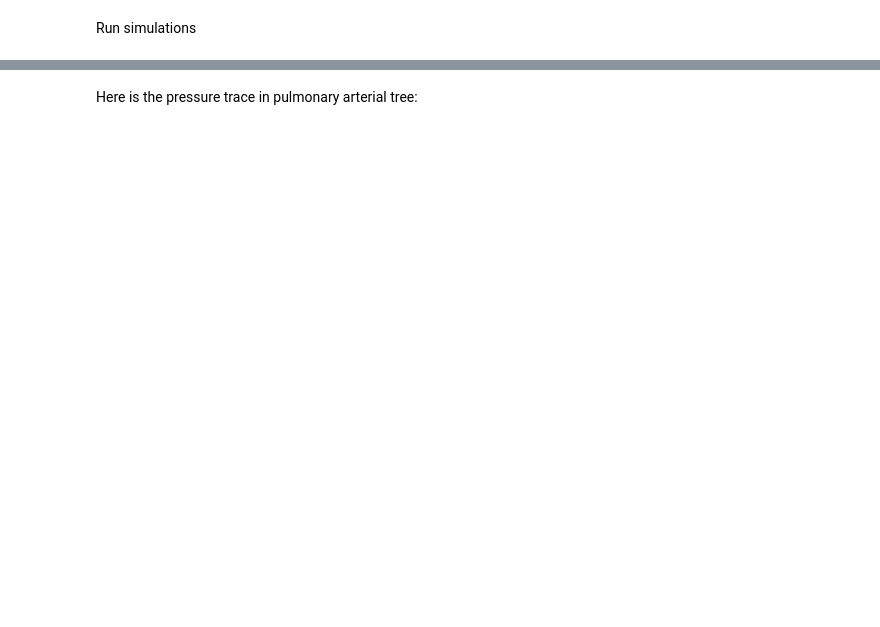
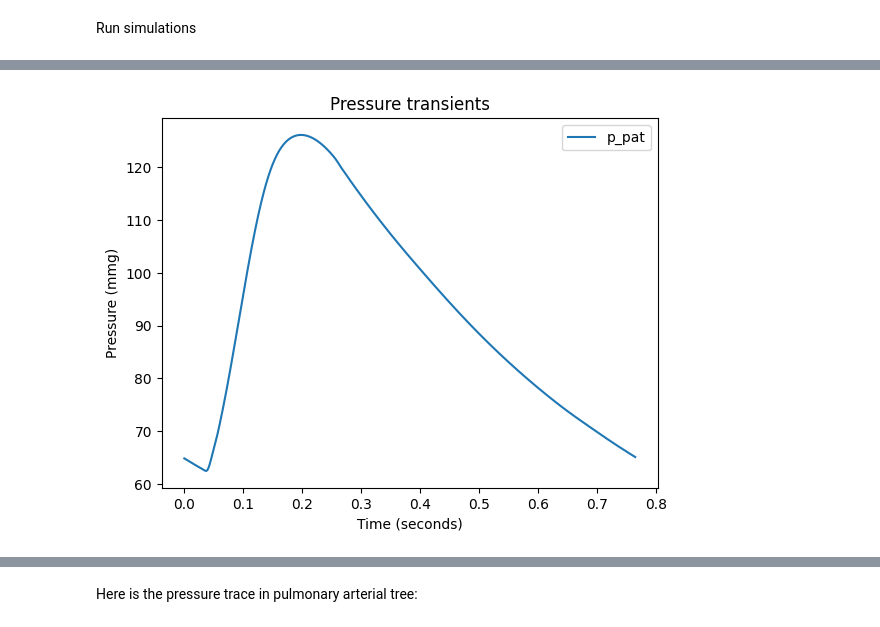
Before and after one commit to FayFrost107/ModularCircFF, a Jupyter notebook: Tutorials/Tutorial_03/Notebook_02.ipynb, the cells around one changed output, grey strips where cells are left out. Saved outputs shown, nothing was run; the diff lists cells and outputs as text; code cells hidden in the pictures; blank space fills up the shorter version.

```diff
--- a/Tutorials/Tutorial_03/Notebook_02.ipynb
+++ b/Tutorials/Tutorial_03/Notebook_02.ipynb
@@ -124,15 +223,18 @@ plt.show()
 # %%
+ind = 0
 t = test[ind].loc[ind]['T'] - test[ind].loc[ind]['T'].loc[0]
 
 fig, ax = plt.subplots()
 
-ax.plot(t, test[ind].loc[ind]['v_lv'], label='lv')
-ax.plot(t, test[ind].loc[ind]['v_la'], label='la')
+ax.plot(t, test[ind].loc[ind]['p_pat'], label='p_pat')
 
-ax.set_xlabel('seconds')
-ax.set_ylabel('ml')
+
+ax.set_xlabel('Time (seconds)')
+ax.set_ylabel('Pressure (mmg)')
 
 ax.legend()
-ax.set_title('Volume transients')
+ax.set_title('Pressure transients')
 
 plt.show()
+# %% [output]
+[figure, added]
```
Also changed, not shown: parts of 16 cells of this notebook, 2 other files.
